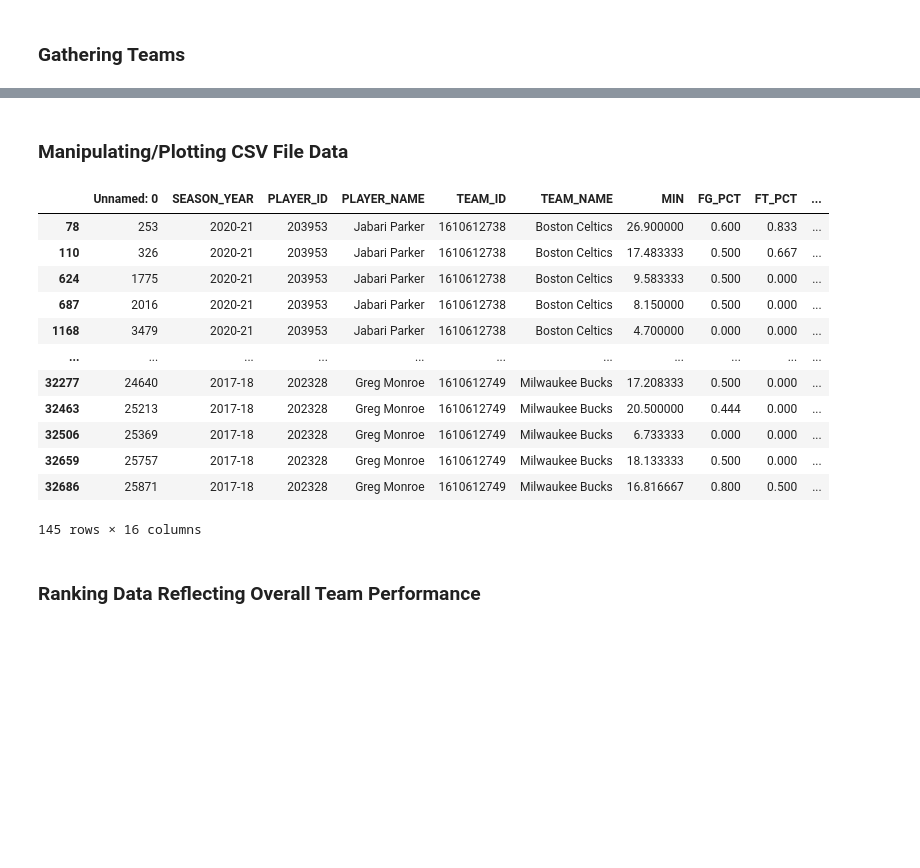
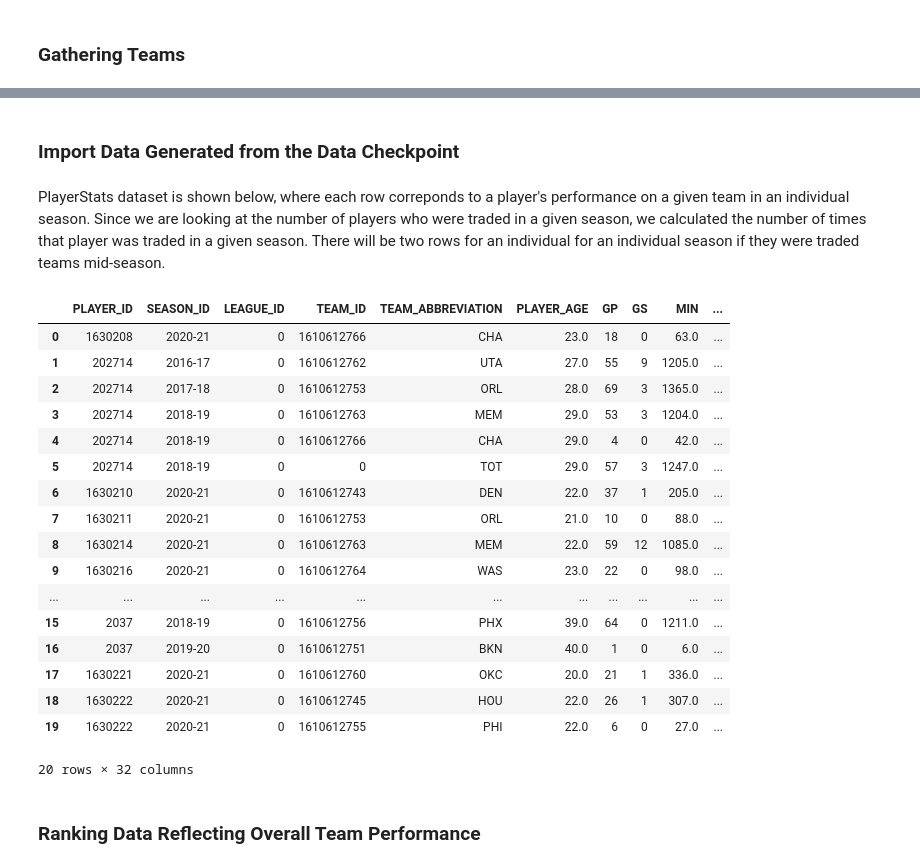
Before and after one commit to agarduno93/NBATrading, a Jupyter notebook: EDACheckpointGroup028-Wi22.ipynb, the cells around one changed output, grey strips where cells are left out. Saved outputs shown, nothing was run; the diff lists cells and outputs as text; code cells hidden in the pictures; blank space fills up the shorter version.

Commit message:
pull new data into EDA checkpoint

```diff
--- a/EDACheckpointGroup028-Wi22.ipynb
+++ b/EDACheckpointGroup028-Wi22.ipynb
@@ -181,2 +81,0 @@ Index(['SEASON_YEAR', 'PLAYER_ID', 'PLAYER_NAME', 'NICKNAME', 'TEAM_ID',
-# %% [markdown]
-### Manipulating/Plotting CSV File Data
@@ -185,31 +82,31 @@ import seaborn as sns
-# %%
-#Need to plot the distributions data using either seaborn or matplotlib
-
-dataDf = pd.read_csv("logPlayerStats.csv")
-dataDf['TIMES_TRADED'] = np.nan
-pid_lst = list(player_ids[0])
-pid_lst[0]
-
-for pid in pid_lst:
-    tempDf = dataDf[dataDf['PLAYER_ID'] == pid]
-    traded = len(pd.unique(tempDf['TEAM_NAME']))-1
-    dataDf.loc[dataDf['PLAYER_ID'] == pid, 'TIMES_TRADED'] = int(traded)
-
-dataDf[dataDf['TIMES_TRADED'] >= 3]
-# %% [output]
-|  | Unnamed: 0 | SEASON_YEAR | PLAYER_ID | PLAYER_NAME | TEAM_ID | TEAM_NAME | MIN | FG_PCT | FT_PCT | ... |
-| 78 | 253 | 2020-21 | 203953 | Jabari Parker | 1610612738 | Boston Celtics | 26.900000 | 0.600 | 0.833 | ... |
-| 110 | 326 | 2020-21 | 203953 | Jabari Parker | 1610612738 | Boston Celtics | 17.483333 | 0.500 | 0.667 | ... |
-| 624 | 1775 | 2020-21 | 203953 | Jabari Parker | 1610612738 | Boston Celtics | 9.583333 | 0.500 | 0.000 | ... |
-| 687 | 2016 | 2020-21 | 203953 | Jabari Parker | 1610612738 | Boston Celtics | 8.150000 | 0.500 | 0.000 | ... |
-| 1168 | 3479 | 2020-21 | 203953 | Jabari Parker | 1610612738 | Boston Celtics | 4.700000 | 0.000 | 0.000 | ... |
-| ... | ... | ... | ... | ... | ... | ... | ... | ... | ... | ... |
-| 32277 | 24640 | 2017-18 | 202328 | Greg Monroe | 1610612749 | Milwaukee Bucks | 17.208333 | 0.500 | 0.000 | ... |
-| 32463 | 25213 | 2017-18 | 202328 | Greg Monroe | 1610612749 | Milwaukee Bucks | 20.500000 | 0.444 | 0.000 | ... |
-| 32506 | 25369 | 2017-18 | 202328 | Greg Monroe | 1610612749 | Milwaukee Bucks | 6.733333 | 0.000 | 0.000 | ... |
-| 32659 | 25757 | 2017-18 | 202328 | Greg Monroe | 1610612749 | Milwaukee Bucks | 18.133333 | 0.500 | 0.000 | ... |
-| 32686 | 25871 | 2017-18 | 202328 | Greg Monroe | 1610612749 | Milwaukee Bucks | 16.816667 | 0.800 | 0.500 | ... |
-145 rows × 16 columns
+# %% [markdown]
+### Import Data Generated from the Data Checkpoint
+# %% [markdown]
+PlayerStats dataset is shown below, where each row correponds to a player's performance on a given team in an individual season. Since we are looking at the number of players who were traded in a given season, we calculated the number of times that player was traded in a given season. There will be two rows for an individual for an individual season if they were traded teams mid-season.
+# %%
+dataDf = pd.read_csv("PlayerStats.csv")
+dataDf = dataDf.drop(columns=['Unnamed: 0'])
+dataDf.shape
+dataDf.head(20)
+# %% [output]
+|  | PLAYER_ID | SEASON_ID | LEAGUE_ID | TEAM_ID | TEAM_ABBREVIATION | PLAYER_AGE | GP | GS | MIN | ... |
+| 0 | 1630208 | 2020-21 | 0 | 1610612766 | CHA | 23.0 | 18 | 0 | 63.0 | ... |
+| 1 | 202714 | 2016-17 | 0 | 1610612762 | UTA | 27.0 | 55 | 9 | 1205.0 | ... |
+| 2 | 202714 | 2017-18 | 0 | 1610612753 | ORL | 28.0 | 69 | 3 | 1365.0 | ... |
+| 3 | 202714 | 2018-19 | 0 | 1610612763 | MEM | 29.0 | 53 | 3 | 1204.0 | ... |
+| 4 | 202714 | 2018-19 | 0 | 1610612766 | CHA | 29.0 | 4 | 0 | 42.0 | ... |
+| 5 | 202714 | 2018-19 | 0 | 0 | TOT | 29.0 | 57 | 3 | 1247.0 | ... |
+| 6 | 1630210 | 2020-21 | 0 | 1610612743 | DEN | 22.0 | 37 | 1 | 205.0 | ... |
+| 7 | 1630211 | 2020-21 | 0 | 1610612753 | ORL | 21.0 | 10 | 0 | 88.0 | ... |
+| 8 | 1630214 | 2020-21 | 0 | 1610612763 | MEM | 22.0 | 59 | 12 | 1085.0 | ... |
+| 9 | 1630216 | 2020-21 | 0 | 1610612764 | WAS | 23.0 | 22 | 0 | 98.0 | ... |
+| ... | ... | ... | ... | ... | ... | ... | ... | ... | ... | ... |
+| 15 | 2037 | 2018-19 | 0 | 1610612756 | PHX | 39.0 | 64 | 0 | 1211.0 | ... |
+| 16 | 2037 | 2019-20 | 0 | 1610612751 | BKN | 40.0 | 1 | 0 | 6.0 | ... |
+| 17 | 1630221 | 2020-21 | 0 | 1610612760 | OKC | 20.0 | 21 | 1 | 336.0 | ... |
+| 18 | 1630222 | 2020-21 | 0 | 1610612745 | HOU | 22.0 | 26 | 1 | 307.0 | ... |
+| 19 | 1630222 | 2020-21 | 0 | 1610612755 | PHI | 22.0 | 6 | 0 | 27.0 | ... |
+20 rows × 32 columns
 # %% [markdown]
 ### Ranking Data Reflecting Overall Team Performance
 # %%
```
Also changed, not shown: parts of 19 cells of this notebook.
